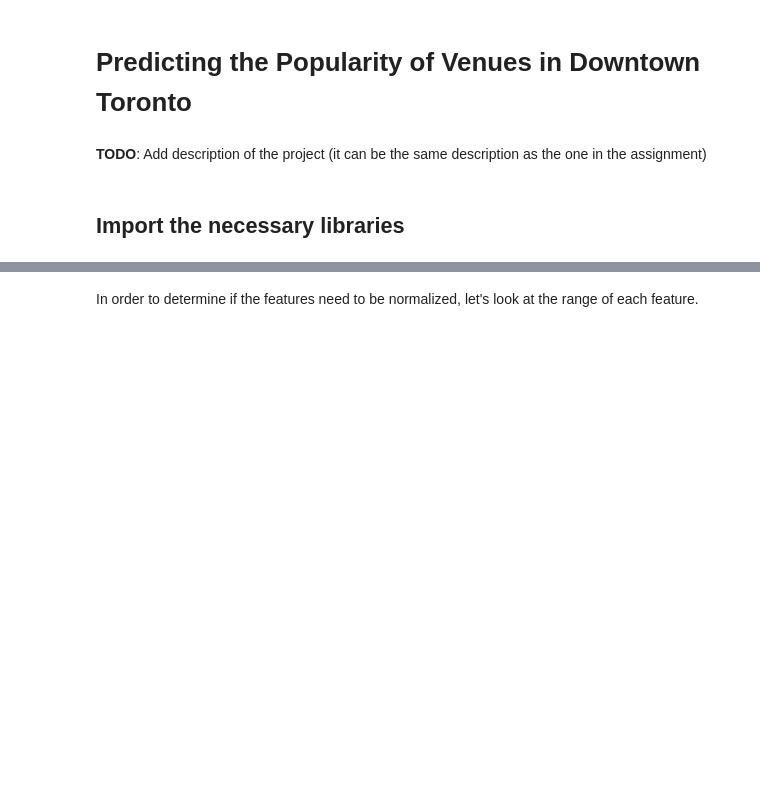
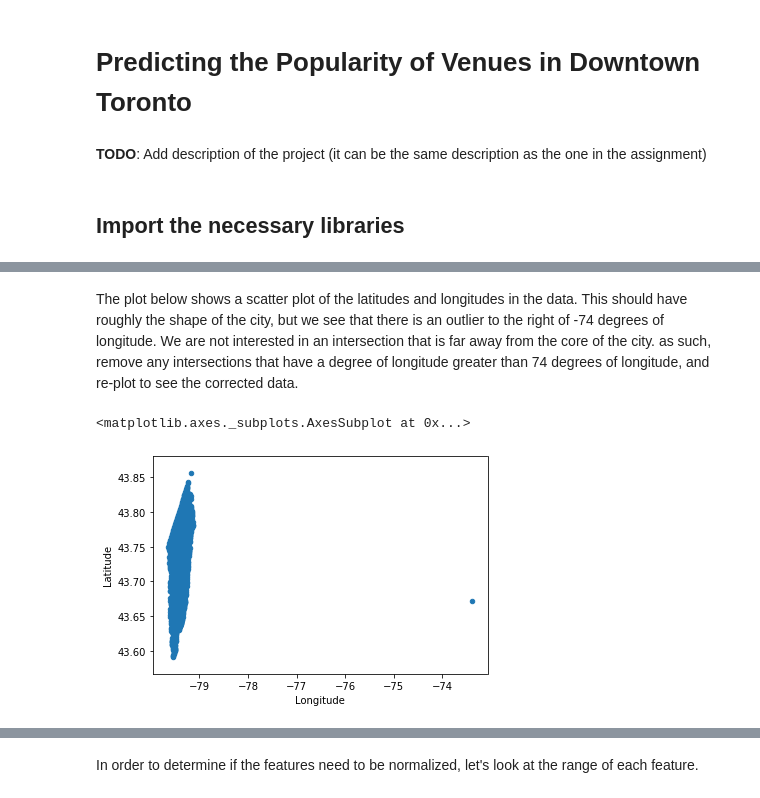
Before and after one commit to FuegoDiego/Coursera_Capstone, a Jupyter notebook: Predicting the Popularity of Venues in Downtown Toronto.ipynb, the cells around one changed output, grey strips where cells are left out. Cells and saved outputs as stored; diff of their text form; code cells hidden in the pictures; blank space fills up the shorter version.

```diff
--- a/Predicting the Popularity of Venues in Downtown Toronto.ipynb
+++ b/Predicting the Popularity of Venues in Downtown Toronto.ipynb
@@ -74,0 +91,7 @@ traffic_df.head()
+# %% [markdown]
+The plot below shows a scatter plot of the latitudes and longitudes in the data. This should have roughly the shape of the city, but we see that there is an outlier to the right of -74 degrees of longitude. We are not interested in an intersection that is far away from the core of the city. as such, remove any intersections that have a degree of longitude greater than 74 degrees of longitude, and re-plot to see the corrected data.
+# %%
+traffic_df.plot(kind='scatter', x='Longitude', y='Latitude')
+# %% [output]
+<matplotlib.axes._subplots.AxesSubplot at 0x...>
+[figure, added]
```
Also changed, not shown: parts of 33 cells of this notebook, 2 other files.
